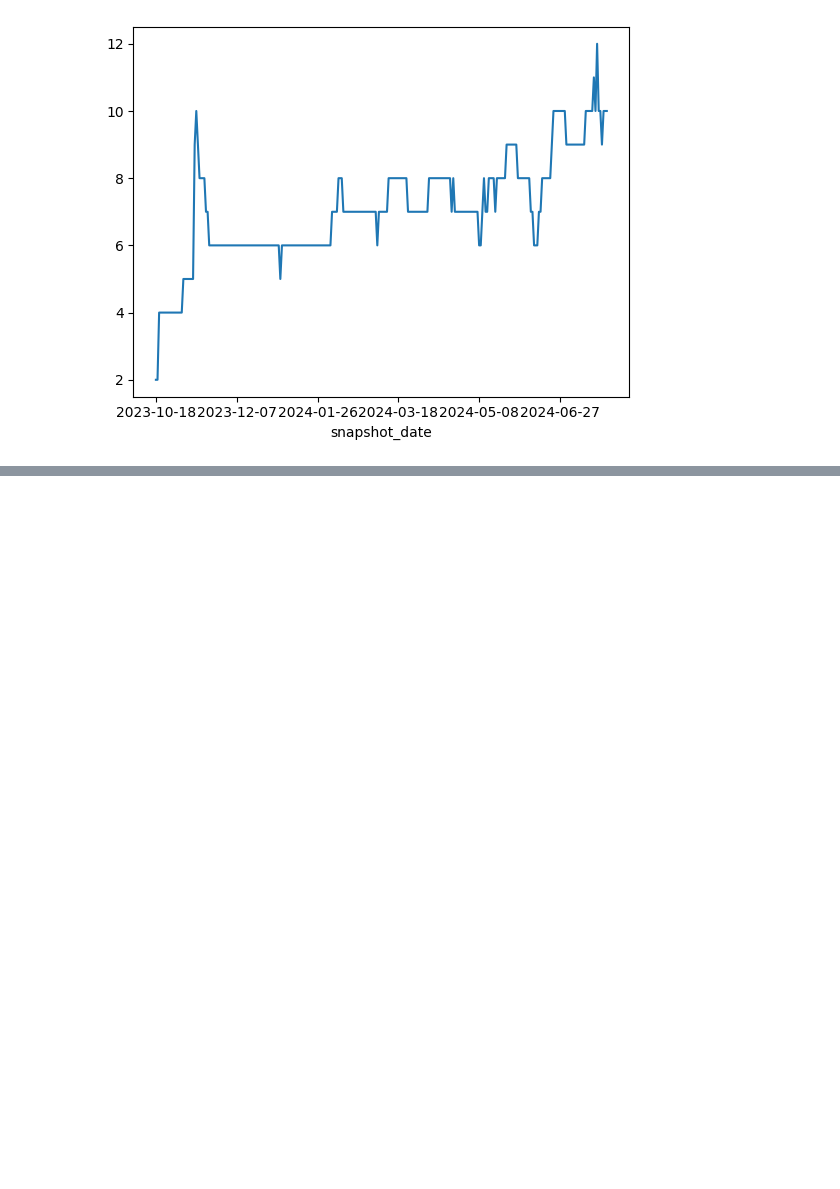
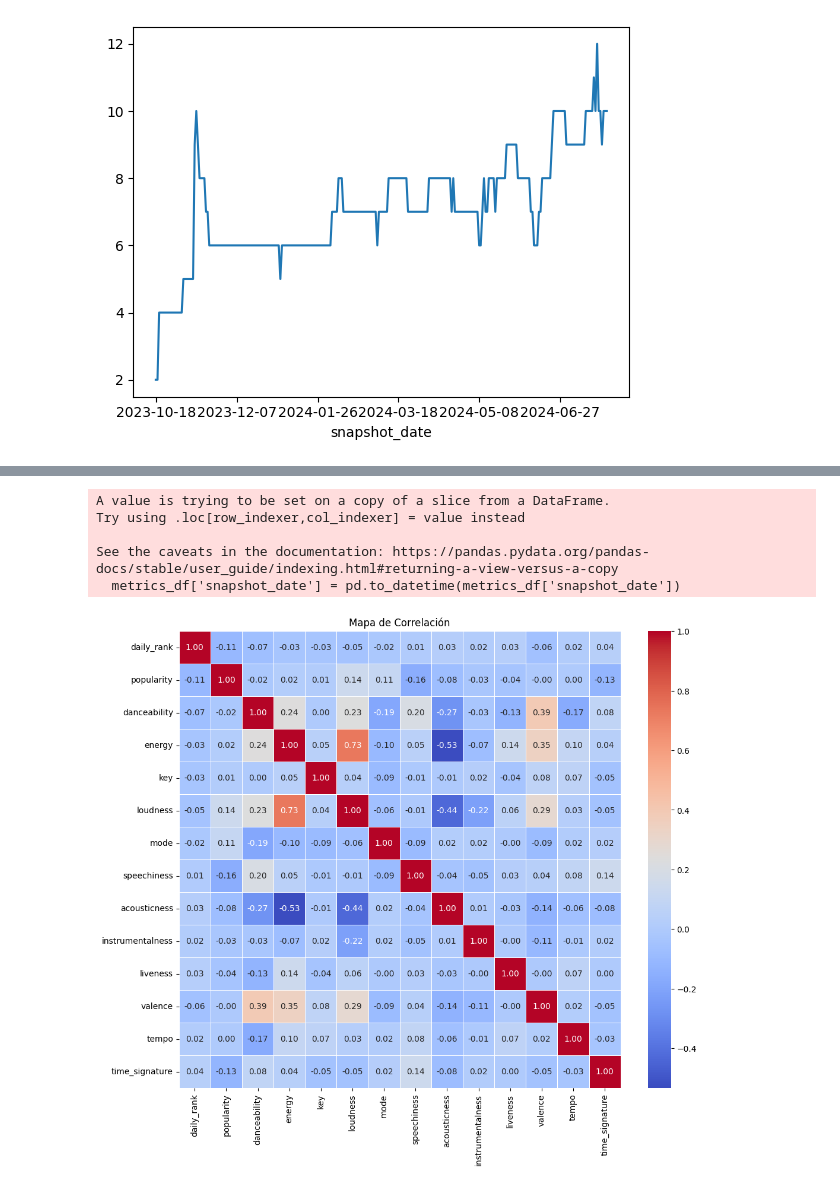
Before and after one commit to Erick0407/clase_07_spotify, a Jupyter notebook: 00_exploracion.ipynb, the cells around one changed output, grey strips where cells are left out. Drawn from its saved outputs; the diff is of its cells as text; code cells hidden in the pictures; blank space fills up the shorter version.

Commit message:
Creando gráficos con seaborn, correlaciones

```diff
--- a/00_exploracion.ipynb
+++ b/00_exploracion.ipynb
@@ -193,0 +247,27 @@ crismj_df.groupby('snapshot_date')['aparece_mj'].sum().plot()
+# %%
+# Importar las bibliotecas necesarias
+import pandas as pd
+import seaborn as sns
+import matplotlib.pyplot as plt
+
+# Suponiendo que 'df' es tu dataframe original
+metrics_df = df[['daily_rank', 'snapshot_date', 'popularity', 'danceability', 'energy', 'key', 'loudness', 'mode', 'speechiness', 'acousticness', 'instrumentalness', 'liveness', 'valence', 'tempo', 'time_signature']]
+
+# Convertir 'snapshot_date' a datetime si no lo está ya
+metrics_df['snapshot_date'] = pd.to_datetime(metrics_df['snapshot_date'])
+
+# Calcular la matriz de correlación (excluyendo la columna de fecha)
+correlation_matrix = metrics_df.drop(columns=['snapshot_date']).corr()
+
+# Crear el mapa de calor
+plt.figure(figsize=(12, 10))
+sns.heatmap(correlation_matrix, annot=True, fmt=".2f", cmap='coolwarm', linewidths=0.5)
+plt.title('Mapa de Correlación')
+plt.show()
+# %% [output]
+A value is trying to be set on a copy of a slice from a DataFrame.
+Try using .loc[row_indexer,col_indexer] = value instead
+
+See the caveats in the documentation: https://pandas.pydata.org/pandas-docs/stable/user_guide/indexing.html#returning-a-view-versus-a-copy
+  metrics_df['snapshot_date'] = pd.to_datetime(metrics_df['snapshot_date'])
+[figure, added]
```
Also changed, not shown: parts of 6 cells of this notebook.
